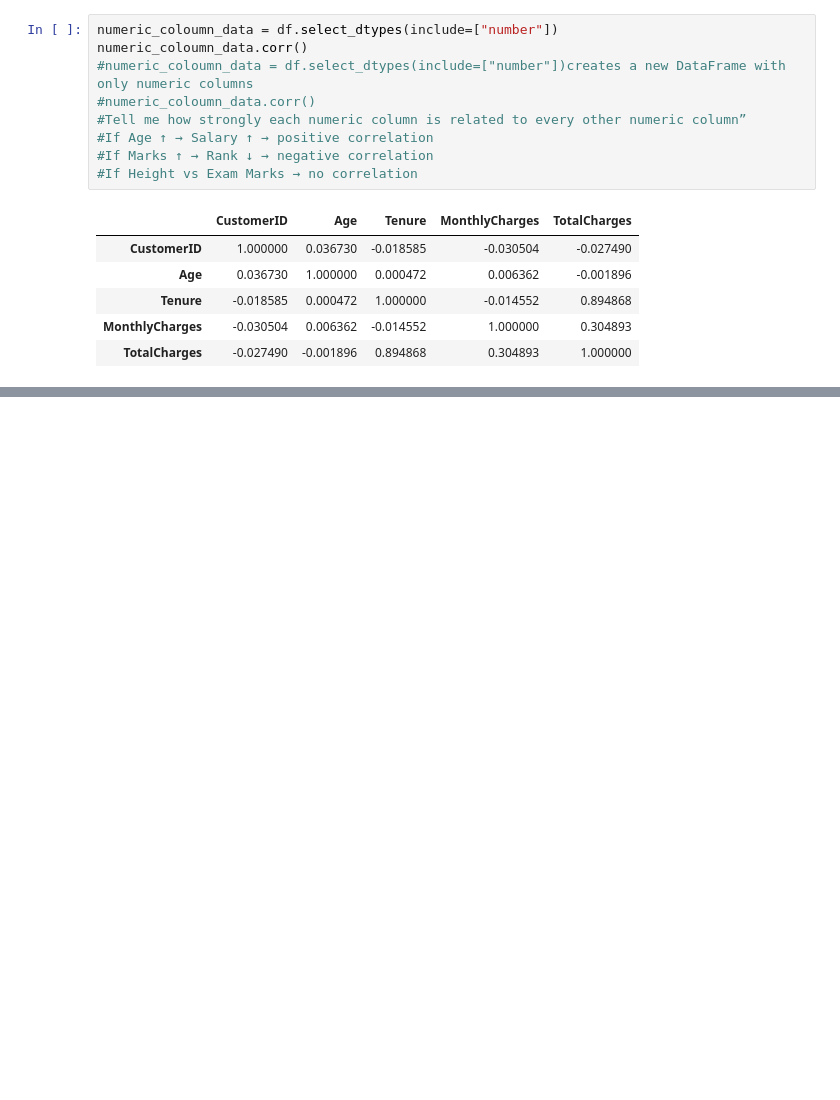
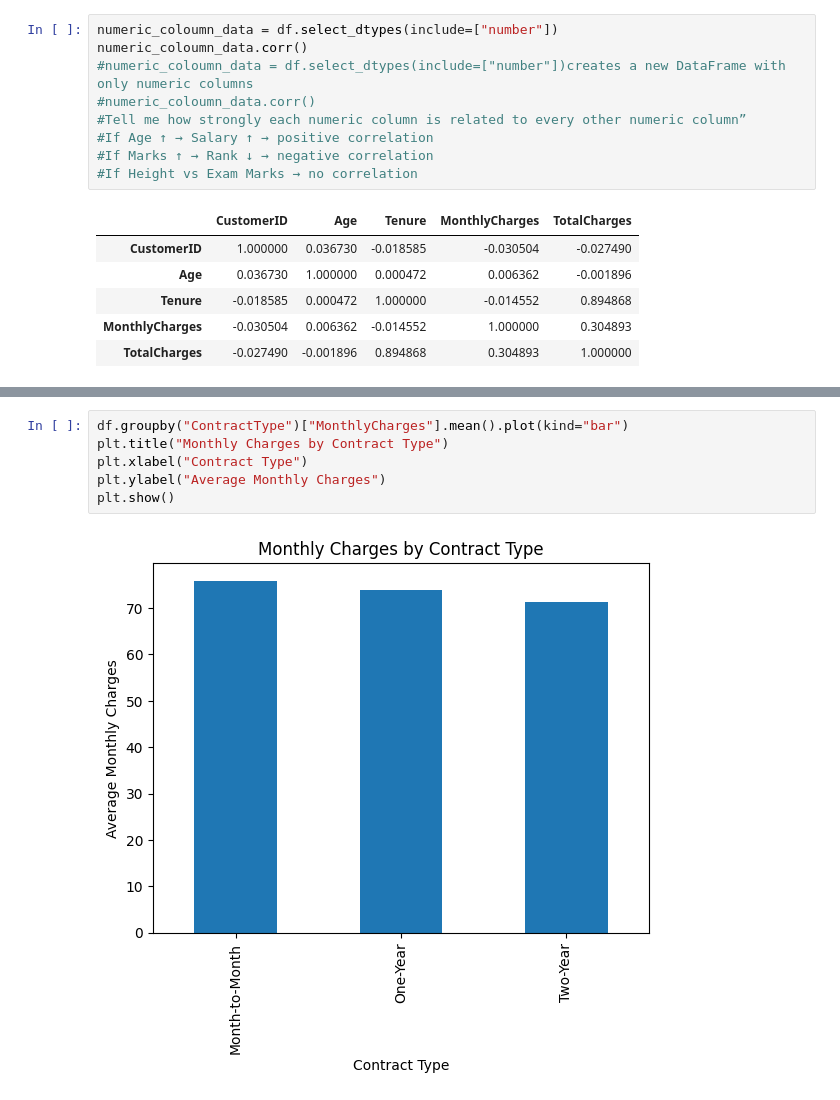
Before and after one commit to romirthakur/churn-prediction, a Jupyter notebook: notebook.ipynb, the cells around one changed output, grey strips where cells are left out. Drawn from its saved outputs; the diff is of its cells as text; blank space fills up the shorter version.

```diff
--- a/notebook.ipynb
+++ b/notebook.ipynb
@@ -119,0 +160,8 @@ Name: count, dtype: int64
+# %%
+df.groupby("ContractType")["MonthlyCharges"].mean().plot(kind="bar")
+plt.title("Monthly Charges by Contract Type")
+plt.xlabel("Contract Type")
+plt.ylabel("Average Monthly Charges")
+plt.show()
+# %% [output]
+[figure, added]
```
Also changed, not shown: parts of 14 cells of this notebook.
